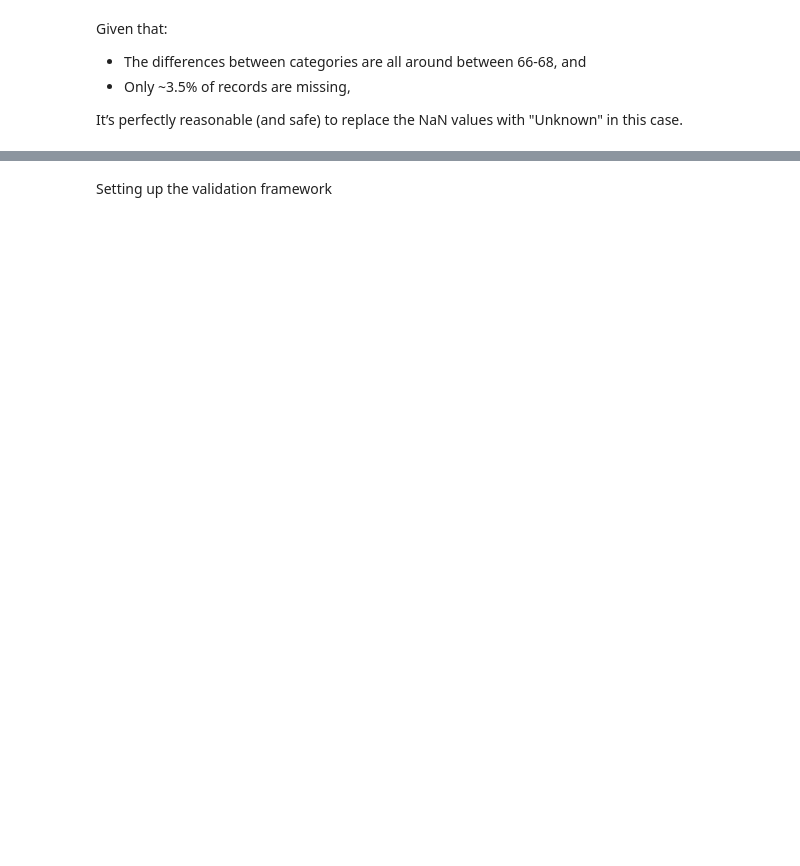
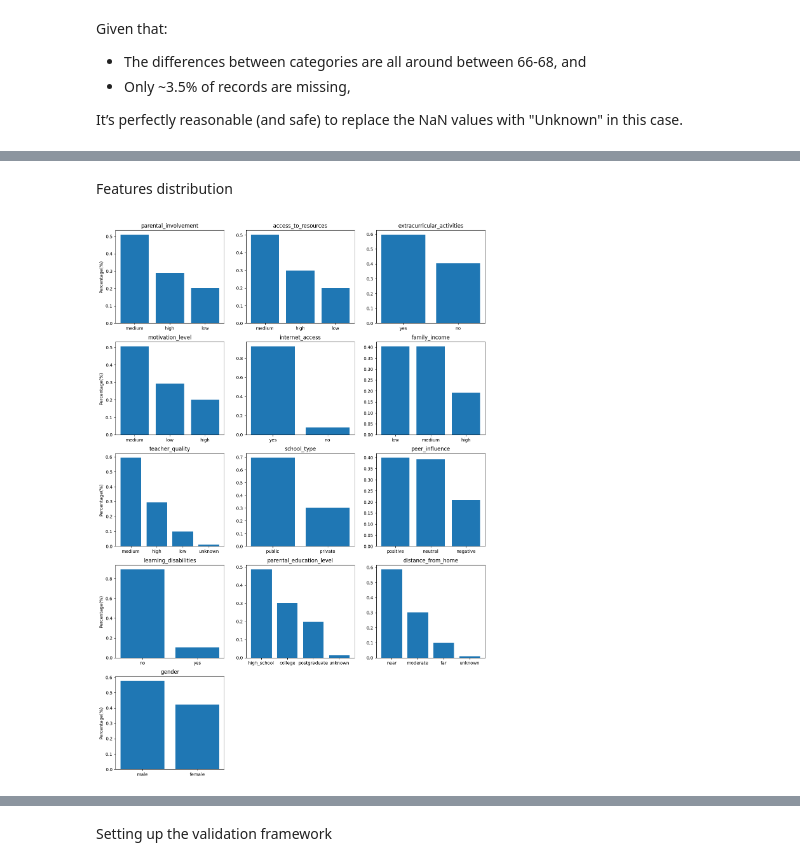
Before and after one commit to alexispdDev/student-performance-prediction, a Jupyter notebook: src/student_performance_prediction/main.ipynb, the cells around one changed output, grey strips where cells are left out. Saved outputs shown, nothing was run; the diff lists cells and outputs as text; code cells hidden in the pictures; blank space fills up the shorter version.

```diff
--- a/src/student_performance_prediction/main.ipynb
+++ b/src/student_performance_prediction/main.ipynb
@@ -114,0 +173,21 @@ df = df.fillna('Unknown')
+# %% [markdown]
+Features distribution
+# %%
+fig, axes = plt.subplots(5, 3, figsize=(15, 22))
+counter = 0
+for x in range(5):
+    for y in range(3):
+        if counter < len(categorical):
+            frequency = df[categorical[counter]].value_counts(normalize=True)
+            axes[x, y].bar(frequency.index, frequency.values)
+            axes[x, y].set_title(categorical[counter])
+            if y == 0:
+                axes[x, y].set_ylabel('Percentage(%)')
+        else:
+            fig.delaxes(axes[x][y])
+        counter += 1
+
+
+plt.show()
+# %% [output]
+[figure, added]
```
Also changed, not shown: parts of 86 cells of this notebook.
